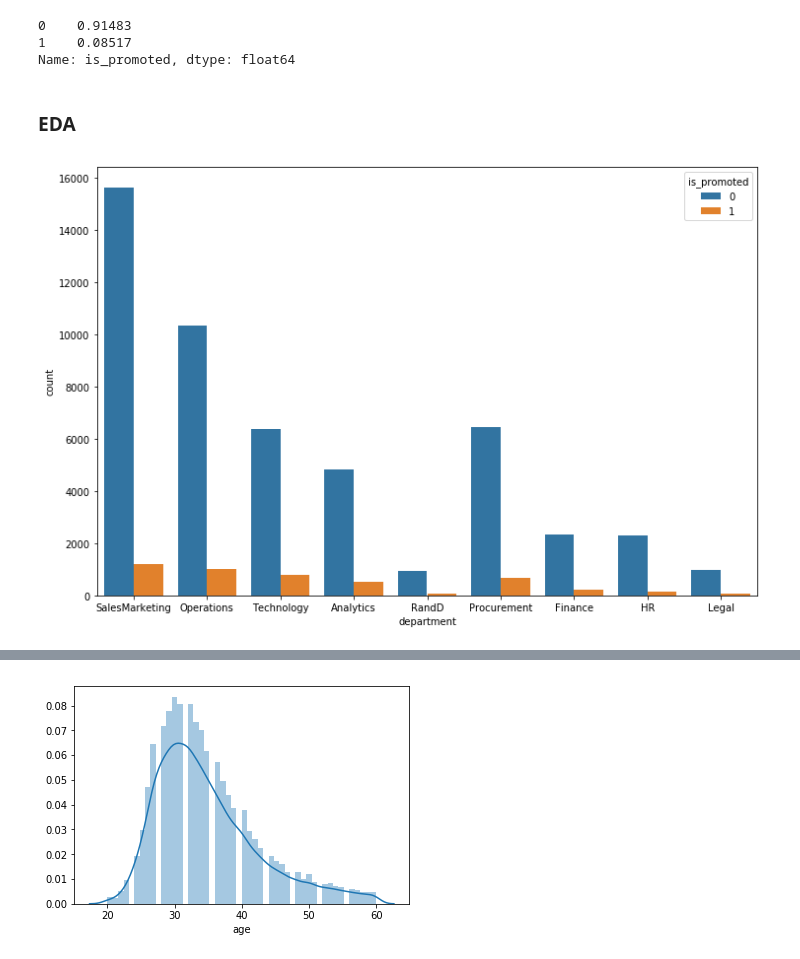
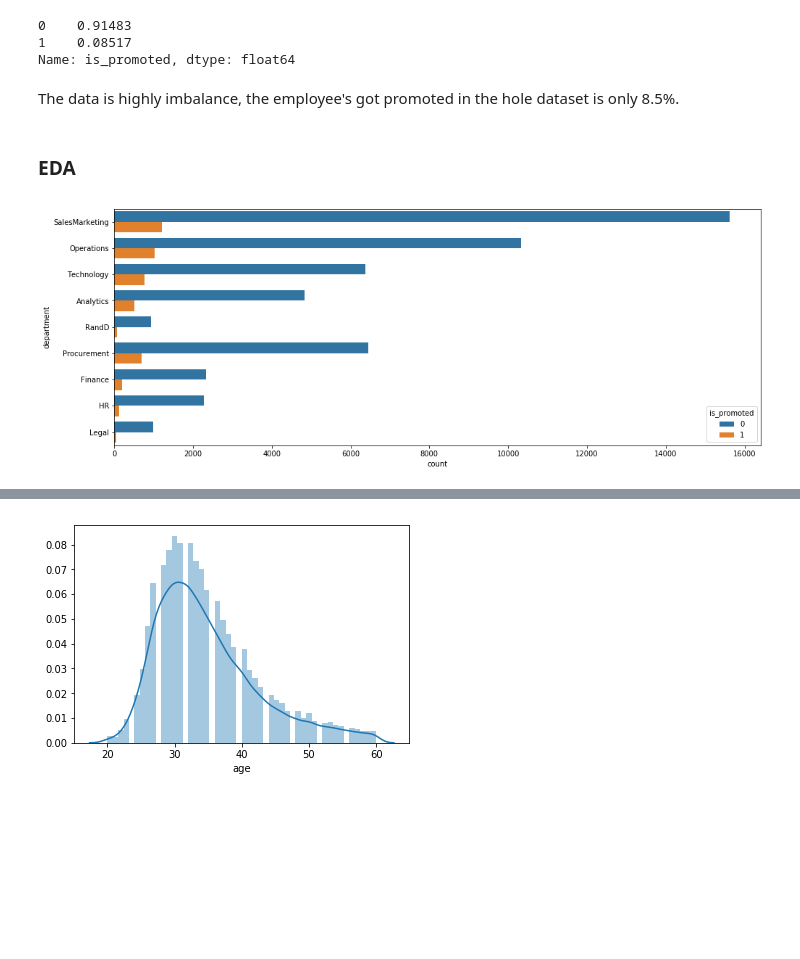
Before and after one commit to capstoneprojectgroup5gl/employee_project, a Jupyter notebook: Project5 - Employee performance prediction.ipynb, the cells around one changed output, grey strips where cells are left out. Saved outputs shown, nothing was run; the diff lists cells and outputs as text; code cells hidden in the pictures; blank space fills up the shorter version.

```diff
--- a/Project5 - Employee performance prediction.ipynb
+++ b/Project5 - Employee performance prediction.ipynb
@@ -169,11 +190,13 @@ employee['is_promoted'].value_counts(normalize=True)
 0    0.91483
 1    0.08517
 Name: is_promoted, dtype: float64
+# %% [markdown]
+The data is highly imbalance, the employee's got promoted in the hole dataset is only 8.5%.
 # %% [markdown]
 ### EDA
 # %%
-fig = plt.figure(figsize=(12,8))
-sns.countplot(employee['department'],hue=employee['is_promoted'])
+plt.figure(figsize=(16,6))
+sns.countplot(data=employee,y='department',hue='is_promoted')
 plt.show()
 # %% [output]
-[figure, old version]
+[figure, new version]
```
Also changed, not shown: parts of 71 cells of this notebook.
